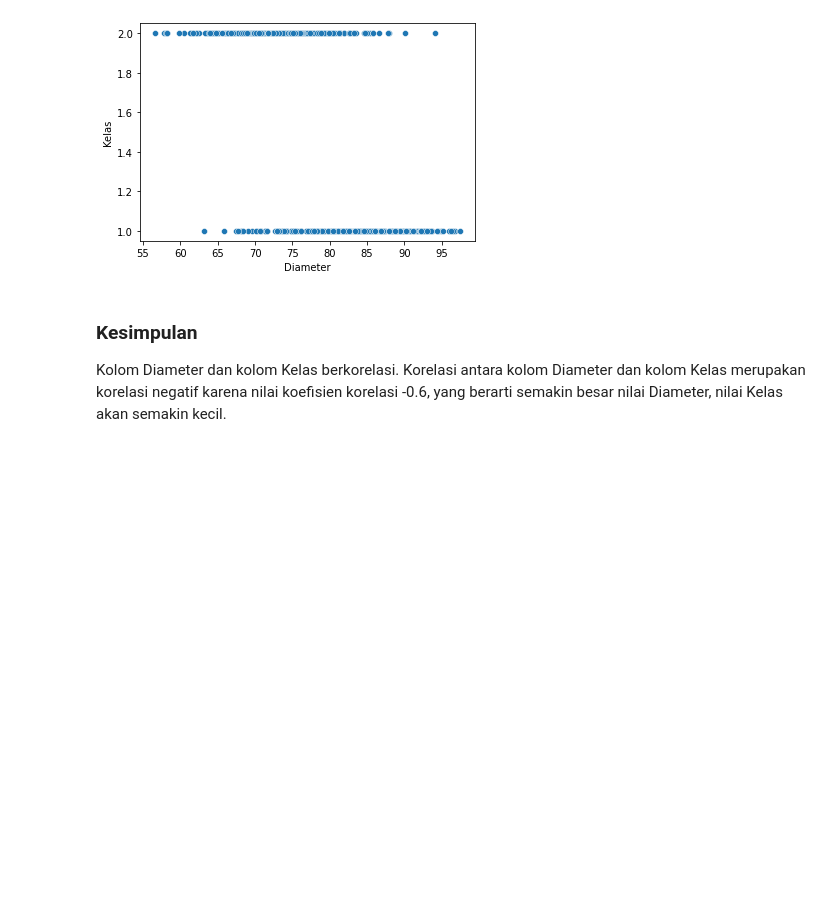
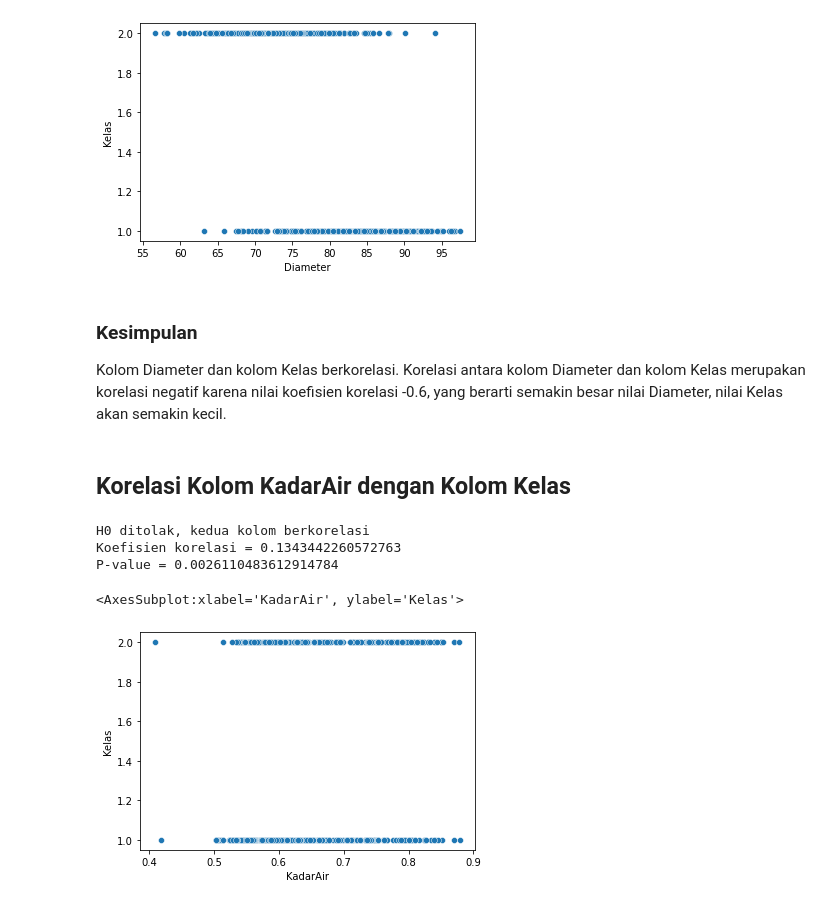
Before and after one commit to reymyr/Hypothesis-Testing, a Jupyter notebook: Tubes.ipynb, the cells around one changed output. Cells and saved outputs as stored; diff of their text form; code cells hidden in the pictures; blank space fills up the shorter version.

```diff
--- a/Tubes.ipynb
+++ b/Tubes.ipynb
@@ -666,3 +670,23 @@ P-value = 9.862113990176893e-51
 # %% [markdown]
 ### Kesimpulan
 Kolom Diameter dan kolom Kelas berkorelasi. Korelasi antara kolom Diameter dan kolom Kelas merupakan korelasi negatif karena nilai koefisien korelasi -0.6, yang berarti semakin besar nilai Diameter, nilai Kelas akan semakin kecil.
+# %% [markdown]
+## Korelasi Kolom KadarAir dengan Kolom Kelas
+# %%
+cor, p = stats.pearsonr(df["KadarAir"], df["Kelas"])
+if p < alpha:
+    print("H0 ditolak, kedua kolom berkorelasi")
+else:
+    print("H0 diterima, kedua kolom tidak berkorelasi")
+
+print("Koefisien korelasi =", cor)
+print("P-value =", p)
+
+# Gambar scatter plot
+sns.scatterplot(data=df, x="KadarAir", y="Kelas")
+# %% [output]
+H0 ditolak, kedua kolom berkorelasi
+Koefisien korelasi = 0.1343442260572763
+P-value = 0.0026110483612914784
+<AxesSubplot:xlabel='KadarAir', ylabel='Kelas'>
+[figure, added]
```
Also changed, not shown: parts of 11 cells of this notebook.
